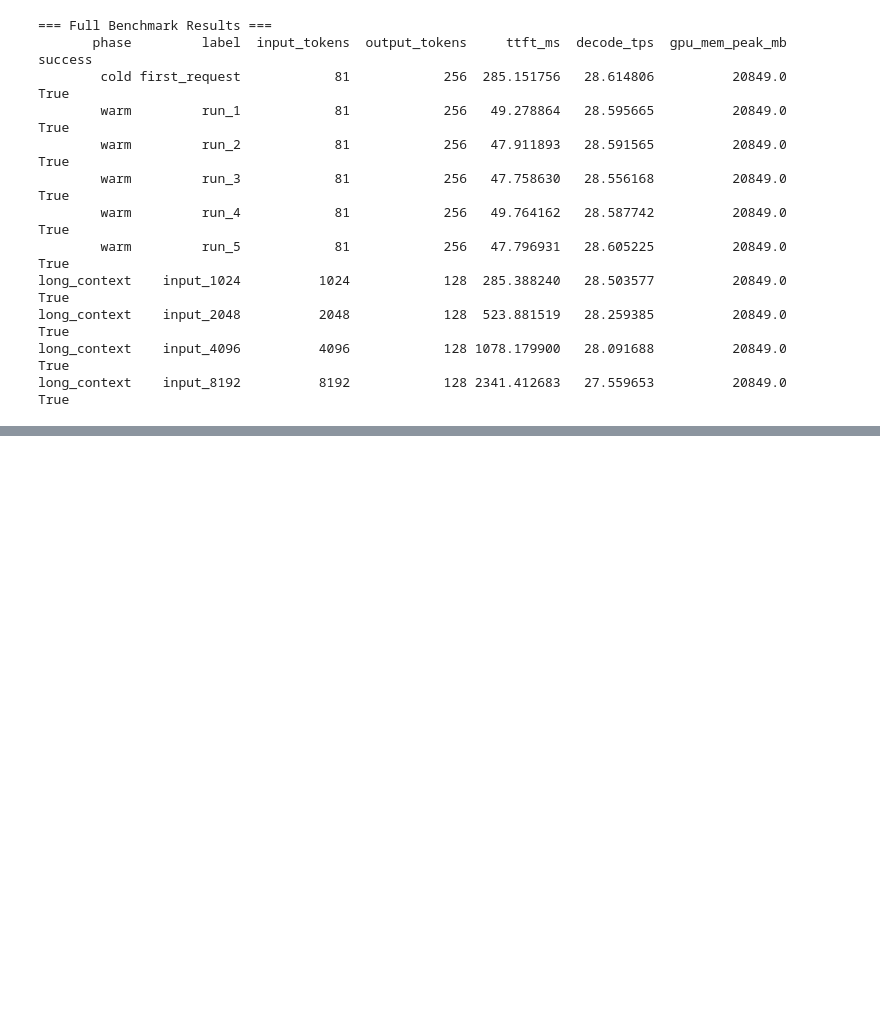
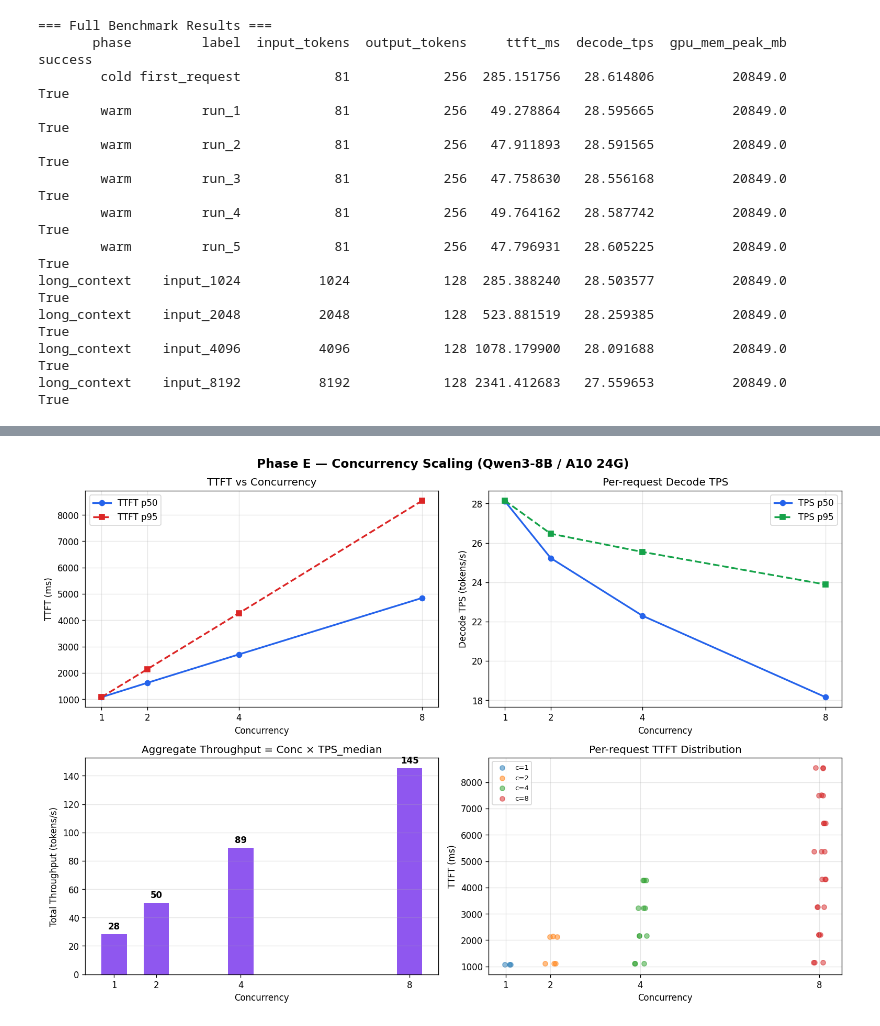
Before and after one commit to EllenLiu2019/rag-fintech, a Jupyter notebook: benchmark/analyze_results.ipynb, the cells around one changed output, grey strips where cells are left out. Saved outputs shown, nothing was run; the diff lists cells and outputs as text; code cells hidden in the pictures; blank space fills up the shorter version.

```diff
--- a/benchmark/analyze_results.ipynb
+++ b/benchmark/analyze_results.ipynb
@@ -139,0 +143,92 @@ long_context    input_8192          8192            128 2341.412683   27.559653
+# %%
+import re
+import numpy as np
+
+ce = df[df["phase"] == "concurrent_scaling"].copy()
+if ce.empty:
+    print("No concurrent_scaling data found — skipping Phase E charts.")
+else:
+    ce["concurrency"] = ce["label"].apply(lambda s: int(re.search(r"c(\d+)_", s).group(1)))
+
+    levels = sorted(ce["concurrency"].unique())
+
+    # Aggregate per concurrency level
+    rows = []
+    for c in levels:
+        sub = ce[ce["concurrency"] == c]
+        ttfts = sub["ttft_ms"].values
+        tps_vals = sub["decode_tps"].values
+        rows.append({
+            "concurrency": c,
+            "ttft_p50": np.percentile(ttfts, 50),
+            "ttft_p95": np.percentile(ttfts, 95),
+            "tps_p50": np.percentile(tps_vals, 50),
+            "tps_p95": np.percentile(tps_vals, 95),
+            "total_throughput": c * np.median(tps_vals),
+            "gpu_mem_peak_mb": sub["gpu_mem_peak_mb"].max(),
+            "n_requests": len(sub),
+        })
+    summary = pd.DataFrame(rows)
+
+    # ---- Figure: 2×2 grid ----
+    fig, axes = plt.subplots(2, 2, figsize=(13, 9))
+    fig.suptitle("Phase E — Concurrency Scaling (Qwen3-8B / A10 24G)", fontsize=14, fontweight="bold")
+
+    x = summary["concurrency"]
+
+    # (0,0) TTFT p50 / p95
+    ax = axes[0, 0]
+    ax.plot(x, summary["ttft_p50"], "o-", color="#2563eb", label="TTFT p50", linewidth=2)
+    ax.plot(x, summary["ttft_p95"], "s--", color="#dc2626", label="TTFT p95", linewidth=2)
+    ax.set_xlabel("Concurrency")
+    ax.set_ylabel("TTFT (ms)")
+    ax.set_title("TTFT vs Concurrency")
+    ax.set_xticks(levels)
+    ax.legend()
+    ax.grid(True, alpha=0.3)
+
+    # (0,1) Per-request decode TPS p50 / p95
+    ax = axes[0, 1]
+    ax.plot(x, summary["tps_p50"], "o-", color="#2563eb", label="TPS p50", linewidth=2)
+    ax.plot(x, summary["tps_p95"], "s--", color="#16a34a", label="TPS p95", linewidth=2)
+    ax.set_xlabel("Concurrency")
+    ax.set_ylabel("Decode TPS (tokens/s)")
+    ax.set_title("Per-request Decode TPS")
+    ax.set_xticks(levels)
+    ax.legend()
+    ax.grid(True, alpha=0.3)
+
+    # (1,0) Aggregate throughput
+    ax = axes[1, 0]
+    bars = ax.bar(x, summary["total_throughput"], color="#7c3aed", width=0.6, alpha=0.85)
+    for bar, val in zip(bars, summary["total_throughput"]):
+        ax.text(bar.get_x() + bar.get_width() / 2, bar.get_height() + 2,
+                f"{val:.0f}", ha="center", va="bottom", fontsize=10, fontweight="bold")
+    ax.set_xlabel("Concurrency")
+    ax.set_ylabel("Total Throughput (tokens/s)")
+    ax.set_title("Aggregate Throughput = Conc × TPS_median")
+    ax.set_xticks(levels)
+    ax.grid(True, alpha=0.3, axis="y")
+
+    # (1,1) Scatter: per-request TTFT distribution by concurrency
+    ax = axes[1, 1]
+    for c in levels:
+        sub = ce[ce["concurrency"] == c]
+        jitter = np.random.default_rng(42).uniform(-0.15, 0.15, len(sub))
+        ax.scatter(c + jitter, sub["ttft_ms"], alpha=0.5, s=30, label=f"c={c}")
+    ax.set_xlabel("Concurrency")
+    ax.set_ylabel("TTFT (ms)")
+    ax.set_title("Per-request TTFT Distribution")
+    ax.set_xticks(levels)
+    ax.legend(fontsize=8)
+    ax.grid(True, alpha=0.3)
+
+    plt.tight_layout()
+    plt.savefig("results/phase_e_concurrency_scaling.png", dpi=150, bbox_inches="tight")
+    plt.show()
+
+    print("\n=== Phase E Summary ===")
+    print(summary.to_string(index=False))
+    print(f"\nSaved: results/phase_e_concurrency_scaling.png")
+# %% [output]
+[figure, added]
```
Also changed, not shown: parts of 3 cells of this notebook, 7 other files.
